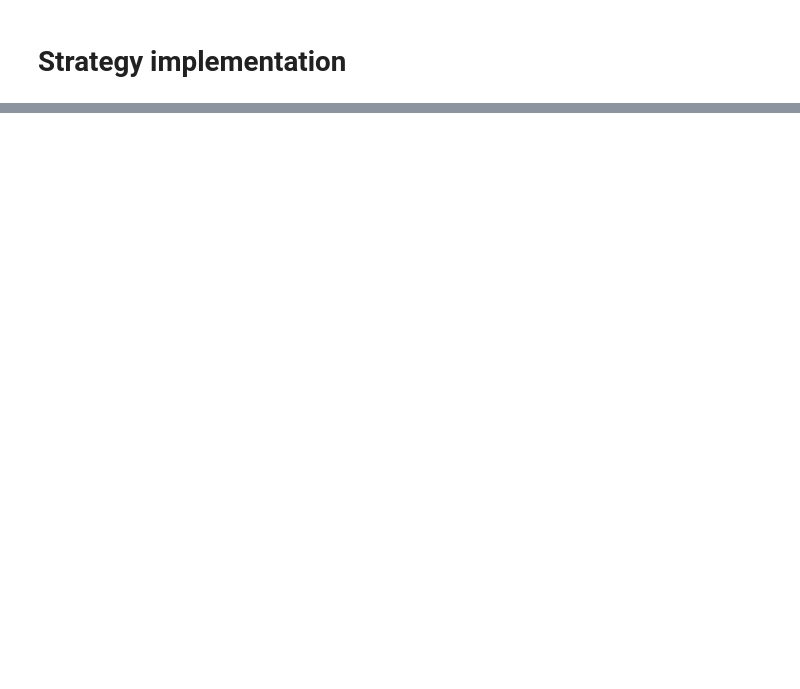
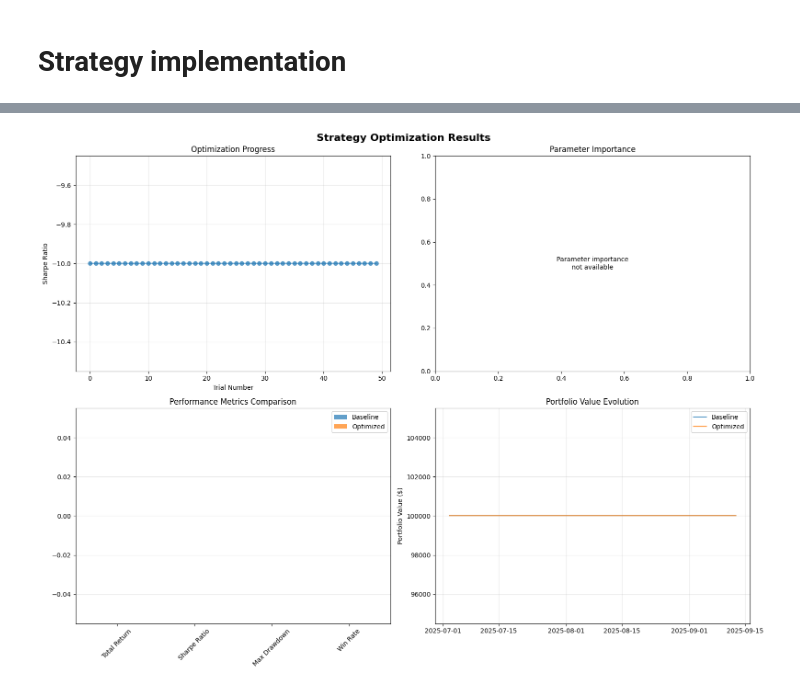
Before and after one commit to LeviiBereg/intraday-trading, a Jupyter notebook: examples/workflow.ipynb, the cells around one changed output, grey strips where cells are left out. Drawn from its saved outputs; the diff is of its cells as text; code cells hidden in the pictures; blank space fills up the shorter version.

Commit message:
M7 added parameters tuning logic

```diff
--- a/examples/workflow.ipynb
+++ b/examples/workflow.ipynb
@@ -1436,0 +1645,17 @@ Strategy successfully combines:
+# %%
+try:
+    param_importance = optimizer.get_feature_importance(optimization_result.study)
+
+    if len(param_importance) > 0:
+        print("\nPARAMETER IMPORTANCE ANALYSIS:")
+        print("=" * 50)
+        print(f"{'Parameter':<30} {'Importance':<15}")
+        print("-" * 45)
+
+        for _, row in param_importance.head(15).iterrows():
+            print(f"{row['parameter']:<30} {row['importance']:<15.4f}")
+    else:
+        print("Parameter importance analysis not available")
+
+except Exception as e:
+    print(f"Could not analyze parameter importance: {e}")
@@ -1436,0 +1665,77 @@ Strategy successfully combines:
+# %%
+fig, axes = plt.subplots(2, 2, figsize=(16, 12))
+fig.suptitle('Strategy Optimization Results', fontsize=16, fontweight='bold')
+
+# Optimization history
+trials_df = optimization_result.optimization_history
+if not trials_df.empty:
+    ax = axes[0, 0]
+    ax.plot(trials_df['number'], trials_df['value'], 'o-', alpha=0.7)
+    ax.set_title('Optimization Progress')
+    ax.set_xlabel('Trial Number')
+    ax.set_ylabel(f'{optimizer.optimization_metric.replace("_", " ").title()}')
+    ax.grid(True, alpha=0.3)
+
+# Parameter importance (if available)
+ax = axes[0, 1]
+try:
+    if len(param_importance) > 0:
+        top_params = param_importance.head(10)
+        ax.barh(range(len(top_params)), top_params['importance'], alpha=0.7)
+        ax.set_yticks(range(len(top_params)))
+        ax.set_yticklabels(top_params['parameter'], fontsize=10)
+        ax.set_title('Top 10 Parameter Importance')
+        ax.set_xlabel('Importance Score')
+        ax.grid(True, alpha=0.3, axis='x')
+    else:
+        ax.text(0.5, 0.5, 'Parameter importance\nnot available',
+                ha='center', va='center', transform=ax.transAxes)
+        ax.set_title('Parameter Importance')
+except:
+    ax.text(0.5, 0.5, 'Parameter importance\nnot available',
+            ha='center', va='center', transform=ax.transAxes)
+    ax.set_title('Parameter Importance')
+
+# Performance comparison
+ax = axes[1, 0]
+metrics = ['Total Return', 'Sharpe Ratio', 'Max Drawdown', 'Win Rate']
+baseline_values = [baseline_backtest.metrics['total_return'],
+                  baseline_backtest.metrics['sharpe_ratio'],
+                  abs(baseline_backtest.metrics['max_drawdown']),
+                  baseline_backtest.metrics['win_rate']]
+optimized_values = [validation_backtest.metrics['total_return'],
+                   validation_backtest.metrics['sharpe_ratio'],
+                   abs(validation_backtest.metrics['max_drawdown']),
+                   validation_backtest.metrics['win_rate']]
+
+x = np.arange(len(metrics))
+width = 0.35
+
+ax.bar(x - width/2, baseline_values, width, label='Baseline', alpha=0.7)
+ax.bar(x + width/2, optimized_values, width, label='Optimized', alpha=0.7)
+ax.set_title('Performance Metrics Comparison')
+ax.set_xticks(x)
+ax.set_xticklabels(metrics, rotation=45)
+ax.legend()
+ax.grid(True, alpha=0.3, axis='y')
+
+# Portfolio value comparison over time
+ax = axes[1, 1]
+if hasattr(baseline_backtest, 'portfolio_values') and hasattr(validation_backtest, 'portfolio_values'):
+    ax.plot(baseline_backtest.portfolio_values.index, baseline_backtest.portfolio_values,
+           label='Baseline', alpha=0.8)
+    ax.plot(validation_backtest.portfolio_values.index, validation_backtest.portfolio_values,
+           label='Optimized', alpha=0.8)
+    ax.set_title('Portfolio Value Evolution')
+    ax.set_ylabel('Portfolio Value ($)')
+    ax.legend()
+    ax.grid(True, alpha=0.3)
+else:
+    ax.text(0.5, 0.5, 'Portfolio evolution\nnot available',
+            ha='center', va='center', transform=ax.transAxes)
+    ax.set_title('Portfolio Evolution')
+
+plt.tight_layout()
+plt.show()
+# %% [output]
+[figure, added]
```
Also changed, not shown: parts of 26 cells of this notebook, 8 other files.
